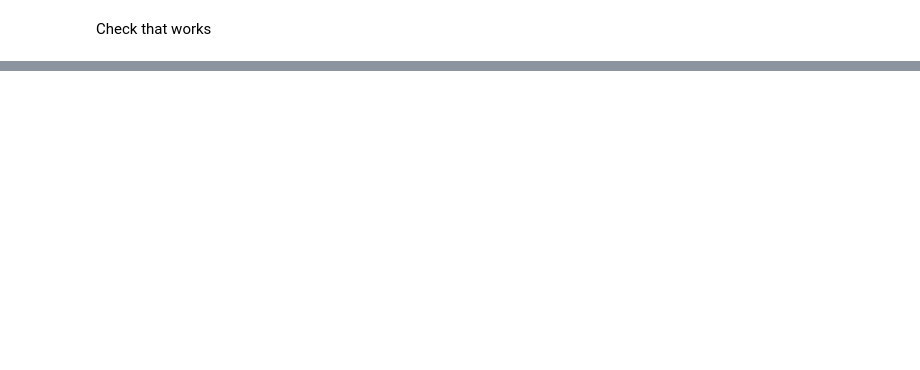
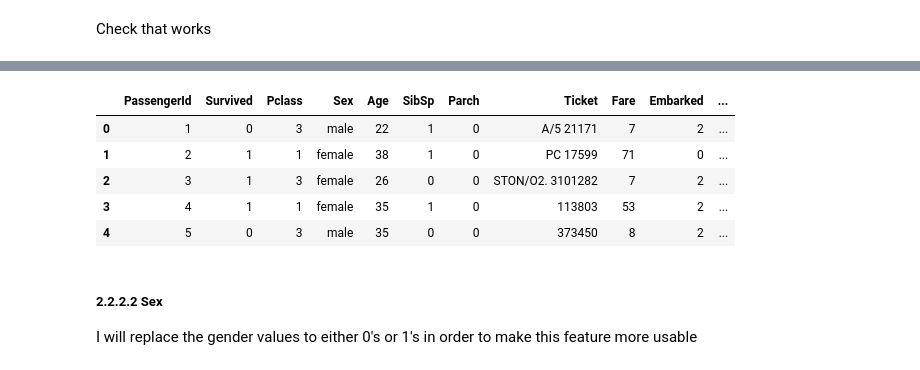
Before and after one commit to rida2689/Titanic_data, a Jupyter notebook: Titanic_ML.ipynb, the cells around one changed output, grey strips where cells are left out. Drawn from its saved outputs; the diff is of its cells as text; code cells hidden in the pictures; blank space fills up the shorter version.

```diff
--- a/Titanic_ML.ipynb
+++ b/Titanic_ML.ipynb
@@ -145,6 +154,3 @@ __Cabin missing values__
 The above table shows that a significant number of values are missing from the cabin column (more than 77% in both test and train tables). The format of this feature is deck letter and cabin number - e.g. C85
 
 In order to make this feature more useful, I will extract the deck letter from the cabin number where available, and create a new feature 'deck'. I will then drop the cabin feature.
-# %%
-test['deck'] = test['Cabin'].str[0].fillna("U")
-train['deck'] = train['Cabin'].str[0].fillna("U")
@@ -205,0 +330,16 @@ train.describe()
+# %%
+train = train.drop(['Name'], axis=1)
+test = test.drop(['Name'], axis=1)
+# %%
+train.head()
+# %% [output]
+|  | PassengerId | Survived | Pclass | Sex | Age | SibSp | Parch | Ticket | Fare | Embarked | ... |
+| 0 | 1 | 0 | 3 | male | 22 | 1 | 0 | A/5 21171 | 7 | 2 | ... |
+| 1 | 2 | 1 | 1 | female | 38 | 1 | 0 | PC 17599 | 71 | 0 | ... |
+| 2 | 3 | 1 | 3 | female | 26 | 0 | 0 | STON/O2. 3101282 | 7 | 2 | ... |
+| 3 | 4 | 1 | 1 | female | 35 | 1 | 0 | 113803 | 53 | 2 | ... |
+| 4 | 5 | 0 | 3 | male | 35 | 0 | 0 | 373450 | 8 | 2 | ... |
+# %% [markdown]
+##### 2.2.2.2 Sex
+
+I will replace the gender values to either 0's or 1's in order to make this feature more usable
```
Also changed, not shown: parts of 46 cells of this notebook.
